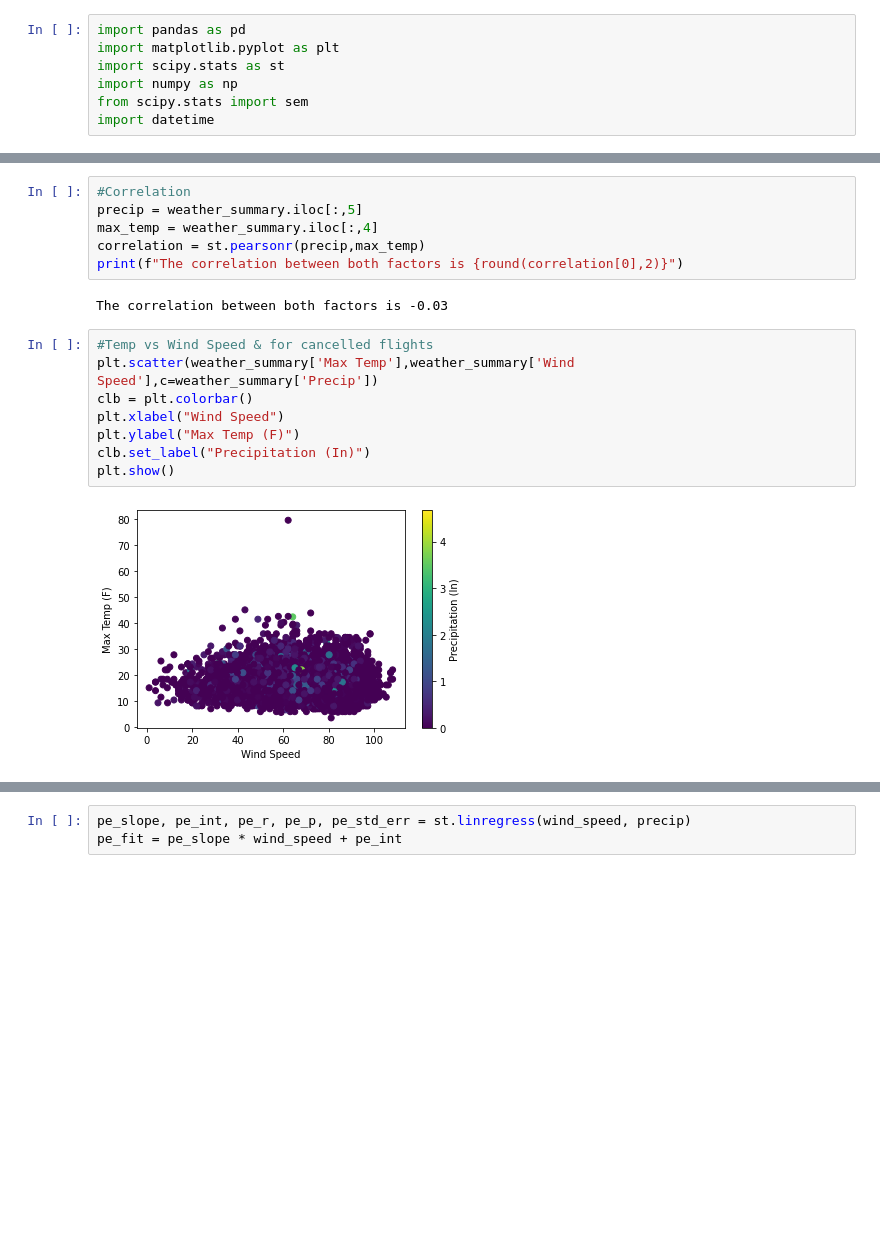
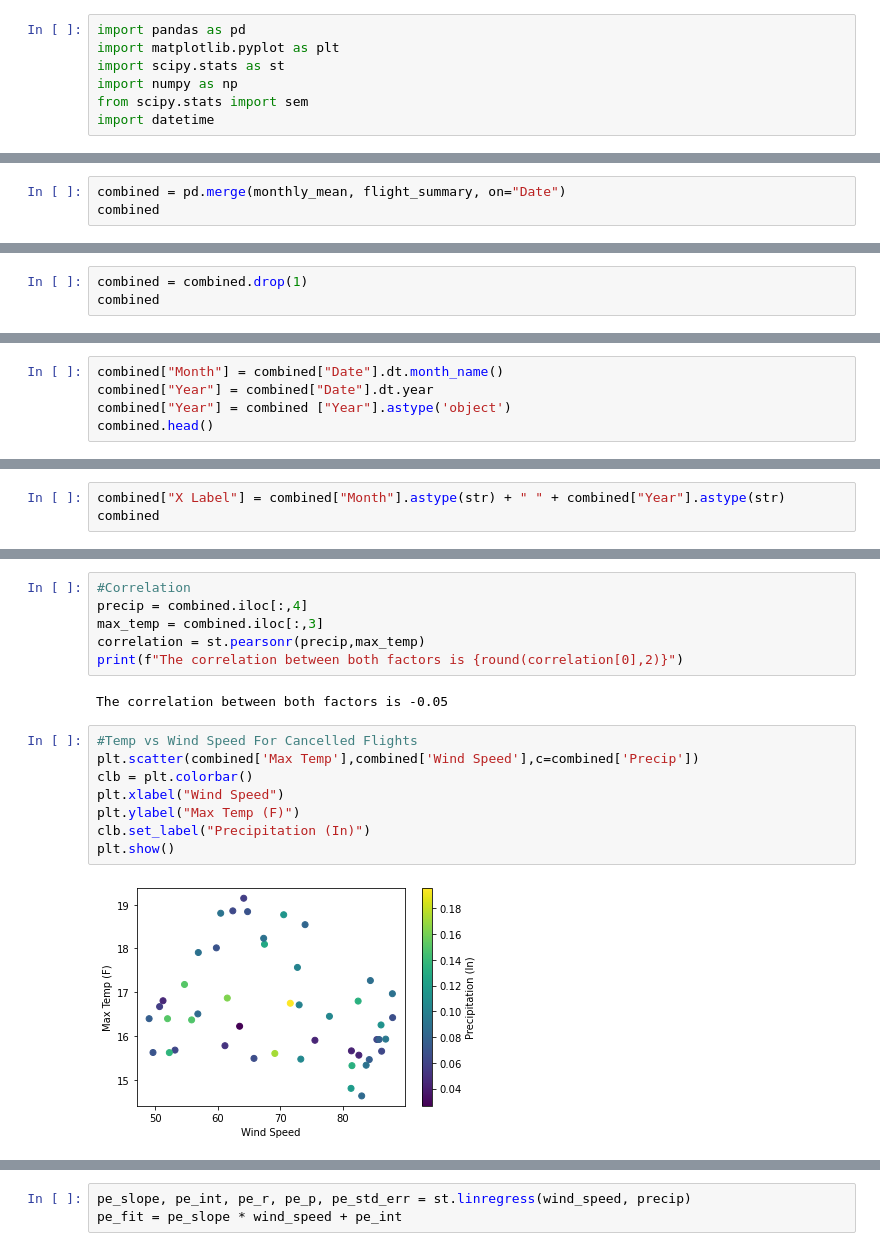
Before and after one commit to domingo-aj/Group-Project-1, a Jupyter notebook: dataviz_projectone_MG.ipynb, the cells around one changed output, grey strips where cells are left out. Cells and saved outputs as stored; diff of their text form; blank space fills up the shorter version.

Commit message:
scatter plot updates - monthly data

```diff
--- a/dataviz_projectone_MG.ipynb
+++ b/dataviz_projectone_MG.ipynb
@@ -118,0 +72,3 @@ weather_summary
+# %%
+combined = pd.merge(monthly_mean, flight_summary, on="Date")
+combined
@@ -118,0 +93,3 @@ weather_summary
+# %%
+combined = combined.drop(1)
+combined
@@ -118,0 +114,5 @@ weather_summary
+# %%
+combined["Month"] = combined["Date"].dt.month_name()
+combined["Year"] = combined["Date"].dt.year
+combined["Year"] = combined ["Year"].astype('object')
+combined.head()
@@ -118,0 +126,3 @@ weather_summary
+# %%
+combined["X Label"] = combined["Month"].astype(str) + " " + combined["Year"].astype(str)
+combined
@@ -129,20 +159,20 @@ plt.show()
 # %%
 #Correlation
-precip = weather_summary.iloc[:,5]
-max_temp = weather_summary.iloc[:,4]
+precip = combined.iloc[:,4]
+max_temp = combined.iloc[:,3]
 correlation = st.pearsonr(precip,max_temp)
 print(f"The correlation between both factors is {round(correlation[0],2)}")
 # %% [output]
-The correlation between both factors is -0.03
+The correlation between both factors is -0.05
 # %%
-#Temp vs Wind Speed & for cancelled flights
-plt.scatter(weather_summary['Max Temp'],weather_summary['Wind Speed'],c=weather_summary['Precip'])
+#Temp vs Wind Speed For Cancelled Flights
+plt.scatter(combined['Max Temp'],combined['Wind Speed'],c=combined['Precip'])
 clb = plt.colorbar()
 plt.xlabel("Wind Speed")
 plt.ylabel("Max Temp (F)")
 clb.set_label("Precipitation (In)")
 plt.show()
 # %% [output]
-[figure, old version]
+[figure, new version]
 # %%
 #Correlation
```
Also changed, not shown: parts of 53 cells of this notebook.
